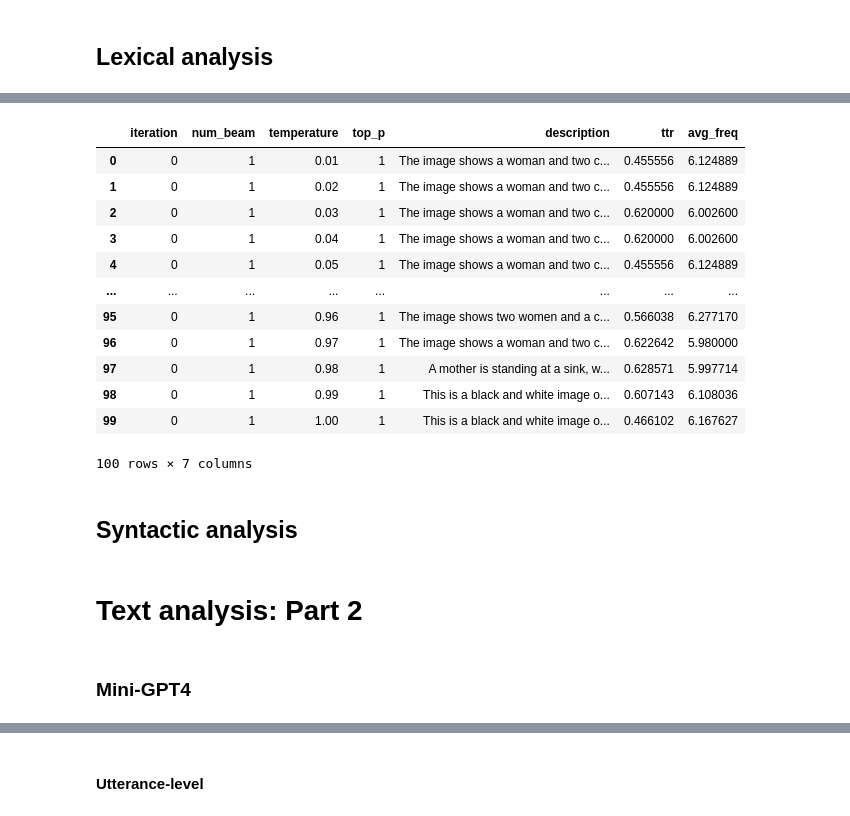
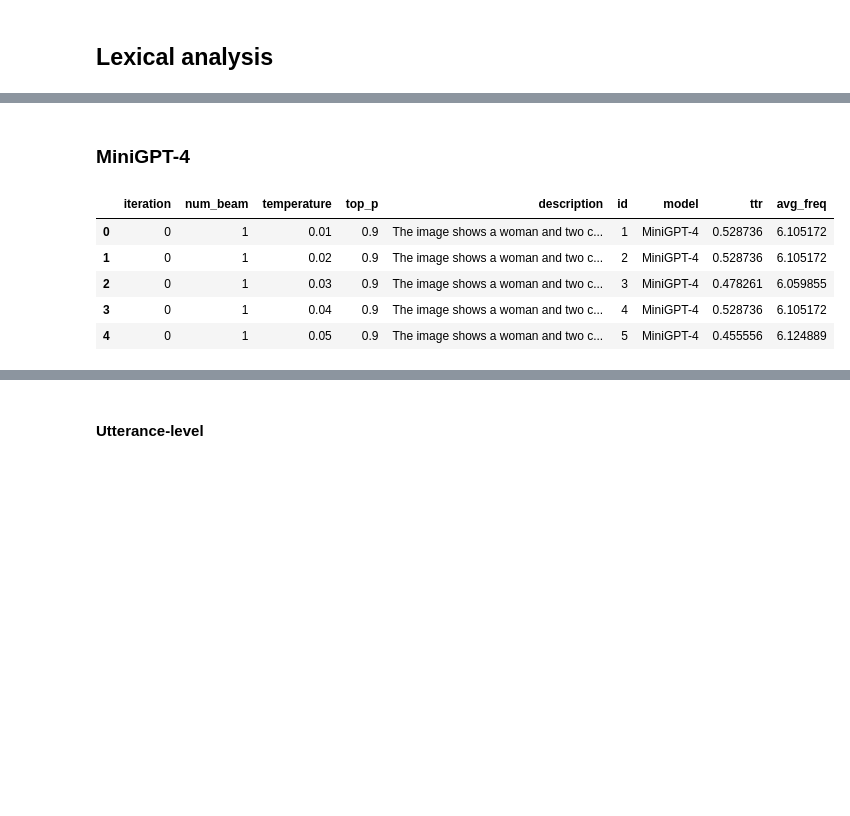
Before and after one commit to zimine/anlp23_project, a Jupyter notebook: project_torch.ipynb, the cells around one changed output, grey strips where cells are left out. Saved outputs shown, nothing was run; the diff lists cells and outputs as text; code cells hidden in the pictures; blank space fills up the shorter version.

Commit message:
update data and plot

```diff
--- a/project_torch.ipynb
+++ b/project_torch.ipynb
@@ -126,9 +134,14 @@ def word_counts(sent):
 # https://pypi.org/project/wordfreq/
 def avg_word_freq(sent):
     tokens = tokenize(sent)
-    freqs = [zipf_frequency(token, 'en', wordlist='large', minimum=0.0) for token in tokens]
 
-    if 0.0 in freqs:
-        return 'NA in list'
-    else:
-        return np.mean(freqs)
+    freqs = [zipf_frequency(token, 'en', wordlist='large', minimum=-1) for token in tokens]
+    # skip token not found
+    avg_freq = np.mean([freq for freq in freqs if freq != -1])
+
+    # if -1 in freqs:
+    #     return 'NA in list'
+    # else:
+    #     return np.mean(freqs)
+
+    return avg_freq
@@ -134,0 +159,7 @@ def avg_word_freq(sent):
+# %% [markdown]
+### MiniGPT-4
+# %%
+df = pd.read_pickle("data/minigpt_temp_1031.pkl")
+df['id'] = df.index + 1
+df['model'] = ['MiniGPT-4'] * df.shape[0]
+df.head()
@@ -135,22 +170,11 @@ def avg_word_freq(sent):
 # %%
 df['ttr'] = df['description'].apply(word_counts)
 df['avg_freq'] = df['description'].apply(avg_word_freq)
-df
+df.head()
 # %% [output]
-|  | iteration | num_beam | temperature | top_p | description | ttr | avg_freq |
-| 0 | 0 | 1 | 0.01 | 1 | The image shows a woman and two c... | 0.455556 | 6.124889 |
-| 1 | 0 | 1 | 0.02 | 1 | The image shows a woman and two c... | 0.455556 | 6.124889 |
-| 2 | 0 | 1 | 0.03 | 1 | The image shows a woman and two c... | 0.620000 | 6.002600 |
-| 3 | 0 | 1 | 0.04 | 1 | The image shows a woman and two c... | 0.620000 | 6.002600 |
-| 4 | 0 | 1 | 0.05 | 1 | The image shows a woman and two c... | 0.455556 | 6.124889 |
-| ... | ... | ... | ... | ... | ... | ... | ... |
-| 95 | 0 | 1 | 0.96 | 1 | The image shows two women and a c... | 0.566038 | 6.277170 |
-| 96 | 0 | 1 | 0.97 | 1 | The image shows a woman and two c... | 0.622642 | 5.980000 |
-| 97 | 0 | 1 | 0.98 | 1 | A mother is standing at a sink, w... | 0.628571 | 5.997714 |
-| 98 | 0 | 1 | 0.99 | 1 | This is a black and white image o... | 0.607143 | 6.108036 |
-| 99 | 0 | 1 | 1.00 | 1 | This is a black and white image o... | 0.466102 | 6.167627 |
+|  | iteration | num_beam | temperature | top_p | description | id | model | ttr | avg_freq |
+| 0 | 0 | 1 | 0.01 | 0.9 | The image shows a woman and two c... | 1 | MiniGPT-4 | 0.528736 | 6.105172 |
+| 1 | 0 | 1 | 0.02 | 0.9 | The image shows a woman and two c... | 2 | MiniGPT-4 | 0.528736 | 6.105172 |
+| 2 | 0 | 1 | 0.03 | 0.9 | The image shows a woman and two c... | 3 | MiniGPT-4 | 0.478261 | 6.059855 |
+| 3 | 0 | 1 | 0.04 | 0.9 | The image shows a woman and two c... | 4 | MiniGPT-4 | 0.528736 | 6.105172 |
+| 4 | 0 | 1 | 0.05 | 0.9 | The image shows a woman and two c... | 5 | MiniGPT-4 | 0.455556 | 6.124889 |
-100 rows × 7 columns
-# %% [markdown]
-## Syntactic analysis
-# %% [markdown]
-# Text analysis: Part 2
@@ -167,2 +180,0 @@ def get_word_surp(sent):
-# %% [markdown]
-### Mini-GPT4
```
Also changed, not shown: parts of 45 cells of this notebook, 8 other files.
